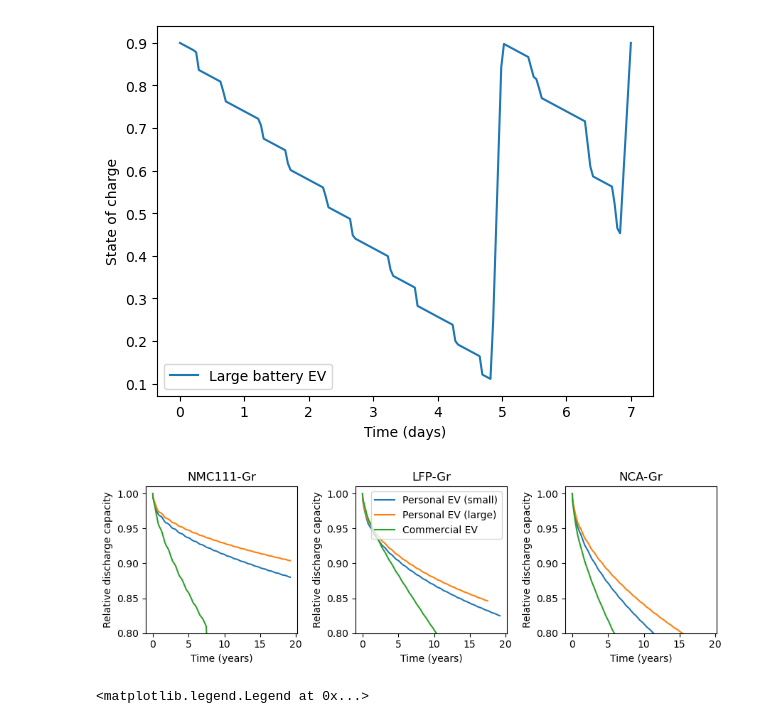
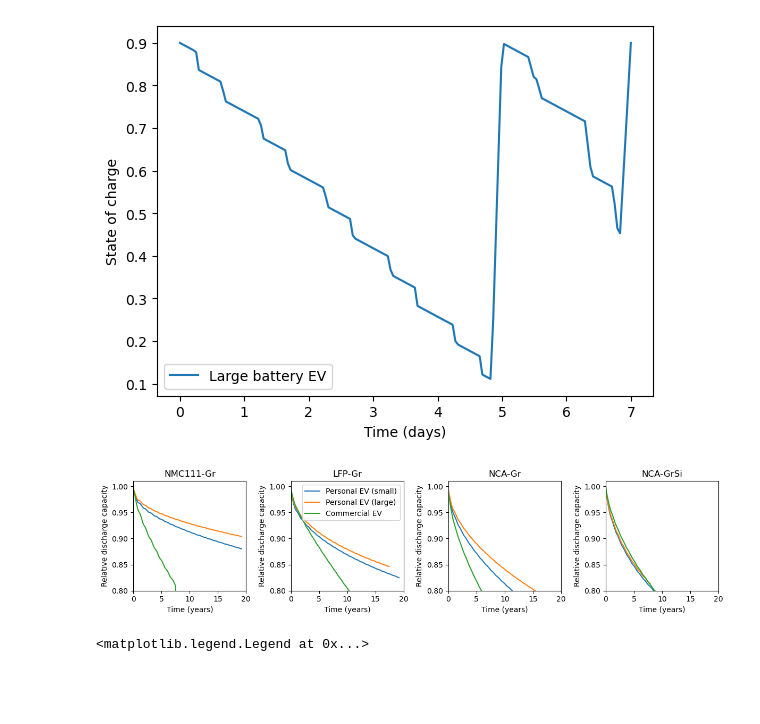
Before and after one commit to NREL/BLAST-Lite, a Jupyter notebook: example_EV_life.ipynb, the cells around one changed output. Drawn from its saved outputs; the diff is of its cells as text; code cells hidden in the pictures; blank space fills up the shorter version.

```diff
--- a/example_EV_life.ipynb
+++ b/example_EV_life.ipynb
@@ -1,20 +0,0 @@
-# %%
-import numpy as np
-import pandas as pd
-import matplotlib.pyplot as plt
-
-def assemble_one_year_input(soc, climate):
-    # weave a new data frame with hourly values
-    soc = soc['soc'].to_numpy()
-    soc = np.tile(soc, 53) # soc is one week, one year is 52 weeks + 1 day
-    soc = soc[:8760]
-    t_hours = climate['t_hours'].values
-    t_secs = t_hours * 3600
-    T_celsius = climate['T_degC'].values
-
-    sim_input = {
-        'Time_s': t_secs,
-        'SOC': soc,
-        'Temperature_C': T_celsius,
-    }
-    return sim_input
@@ -21,5 +5,5 @@ def assemble_one_year_input(soc, climate):
 # %%
-climate = pd.read_csv('climates/hourly_temperature_miami.csv')
+climate = pd.read_csv('blast/climates/hourly_temperature_miami.csv')
 climate['t_days'] = climate['t_hours']/24
 plt.plot(climate['t_days'], climate['T_degC'], linewidth=0.3)
 plt.plot(climate['t_days'], climate['T_degC'].rolling(14*24).mean(), linewidth=3)
@@ -29,15 +13,15 @@ plt.ylabel('Temperature (C)')
 Text(0, 0.5, 'Temperature (C)')
 [figure]
 # %%
-ev_largebattery = pd.read_csv('application profiles/personal_ev_largebatt.csv')
+ev_largebattery = pd.read_csv('blast/application profiles/personal_ev_largebatt.csv')
 ev_largebattery['t_days'] = ev_largebattery['tsecs'] / (24*3600)
 ev_largebattery = ev_largebattery.iloc[np.linspace(0, 24*3600*7 - 1, 24*7)]
 
-ev_smallbattery = pd.read_csv('application profiles/personal_ev_smallbatt.csv')
+ev_smallbattery = pd.read_csv('blast/application profiles/personal_ev_smallbatt.csv')
 ev_smallbattery['t_days'] = ev_smallbattery['tsecs'] / (24*3600)
 ev_smallbattery = ev_smallbattery.iloc[np.linspace(0, 24*3600*7 - 1, 24*7)]
 
-commercial_ev = pd.read_csv('application profiles/commercial_ev.csv')
+commercial_ev = pd.read_csv('blast/application profiles/commercial_ev.csv')
 commercial_ev['t_days'] = commercial_ev['tsecs'] / (24*3600)
 commercial_ev = commercial_ev.iloc[np.linspace(0, 24*3600*7 - 1, 24*7)]
 
@@ -63,44 +48,47 @@ input_ev_smallbatt = assemble_one_year_input(ev_smallbattery, climate)
 input_ev_largebatt = assemble_one_year_input(ev_largebattery, climate)
 input_ev_commercial = assemble_one_year_input(commercial_ev, climate)
 # %%
-from models.nmc111_gr_Kokam75Ah_2017 import Nmc111_Gr_Kokam75Ah_Battery
-from models.lfp_gr_SonyMurata3Ah_2018 import Lfp_Gr_SonyMurata3Ah_Battery
-from models.nca_gr_Panasonic3Ah_2018 import Nca_Gr_Panasonic3Ah_Battery
+from blast.models.nmc111_gr_Kokam75Ah_2017 import Nmc111_Gr_Kokam75Ah_Battery
+from blast.models.lfp_gr_SonyMurata3Ah_2018 import Lfp_Gr_SonyMurata3Ah_Battery
+from blast.models.nca_gr_Panasonic3Ah_2018 import Nca_Gr_Panasonic3Ah_Battery
+from blast.models.nca_grsi_SonyMurata2p5Ah_2023 import NCA_GrSi_SonyMurata2p5Ah_Battery
 
-from functions.simulation import simulate_battery_life
+from blast.functions.simulation import simulate_battery_life
 
 batteries = {
     'NMC111-Gr': [Nmc111_Gr_Kokam75Ah_Battery(), Nmc111_Gr_Kokam75Ah_Battery(), Nmc111_Gr_Kokam75Ah_Battery()],
     'LFP-Gr': [Lfp_Gr_SonyMurata3Ah_Battery(), Lfp_Gr_SonyMurata3Ah_Battery(), Lfp_Gr_SonyMurata3Ah_Battery()],
     'NCA-Gr': [Nca_Gr_Panasonic3Ah_Battery(), Nca_Gr_Panasonic3Ah_Battery(), Nca_Gr_Panasonic3Ah_Battery()],
+    'NCA-GrSi': [NCA_GrSi_SonyMurata2p5Ah_Battery(), NCA_GrSi_SonyMurata2p5Ah_Battery(), NCA_GrSi_SonyMurata2p5Ah_Battery()]
 }
 simulations = {
     'Personal EV (small)': input_ev_smallbatt,
     'Personal EV (large)': input_ev_largebatt,
     'Commercial EV': input_ev_commercial,
 }
 
 years_simulation = 20
-fig, ax = plt.subplots(1, 3, figsize=(9,3))
+fig, ax = plt.subplots(1, 4, figsize=(12,3))
 idx_ax = 0
 for batt_type, battery in batteries.items():
     idx_sim = 0
     for sim_type, sim_input in simulations.items():
         batt = battery[idx_sim]
         batt = simulate_battery_life(batt, sim_input, years_simulation)
 
         ax[idx_ax].plot(batt.stressors['t_days']/365, batt.outputs['q'], label=sim_type)
         idx_sim += 1
 
     ax[idx_ax].set_xlabel('Time (years)')
     ax[idx_ax].set_ylabel('Relative discharge capacity')
     ax[idx_ax].set_ylim((0.8, 1.01))
+    ax[idx_ax].set_xlim((0, 20))
     ax[idx_ax].set_title(batt_type)
     if idx_ax == 1:
         ax[idx_ax].legend(loc='upper right')
     idx_ax += 1
 
 plt.tight_layout()
 # %% [output]
-[figure, old version]
+[figure, new version]
 # %%
```
Also changed, not shown: parts of 4 cells of this notebook.
